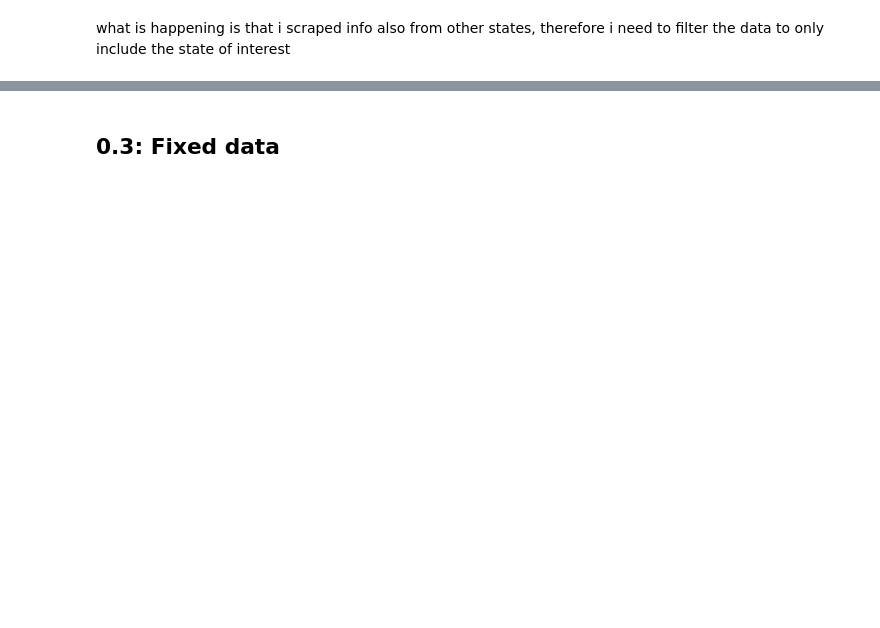
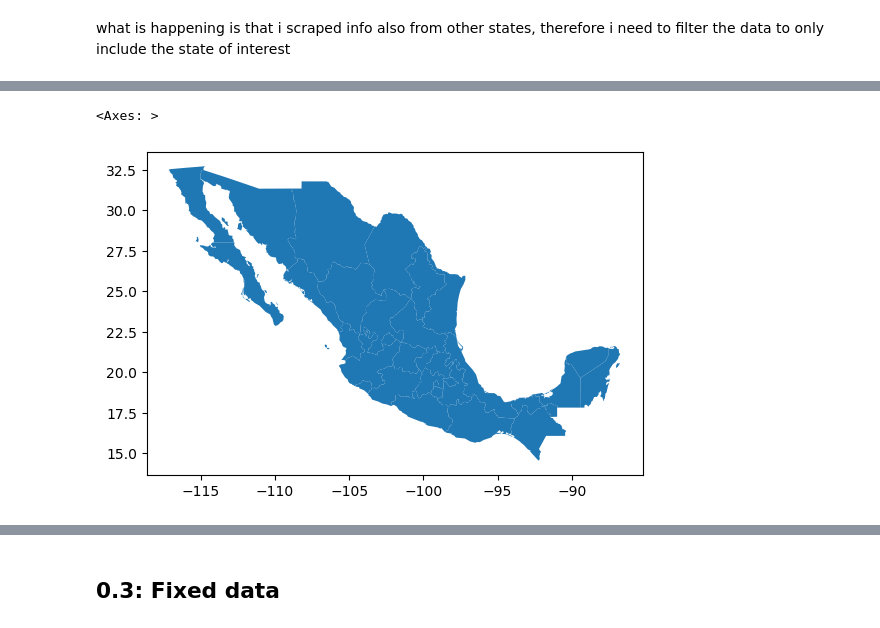
Before and after one commit to romanAVJ/fitpass-plan-optimizer, a Jupyter notebook: src/linear_optimizer.ipynb, the cells around one changed output, grey strips where cells are left out. Drawn from its saved outputs; the diff is of its cells as text; code cells hidden in the pictures; blank space fills up the shorter version.

```diff
--- a/src/linear_optimizer.ipynb
+++ b/src/linear_optimizer.ipynb
@@ -146,0 +177,4 @@ what is happening is that i scraped info also from other states, therefore i nee
+# %%
+# get all the states of mexico
+gdf_states = gpd.read_file('../data/mexico_states')
+gdf_states
@@ -146,0 +199,5 @@ what is happening is that i scraped info also from other states, therefore i nee
+# %%
+gdf_states.plot()
+# %% [output]
+<Axes: >
+[figure, added]
```
Also changed, not shown: parts of 67 cells of this notebook, 11 other files.
